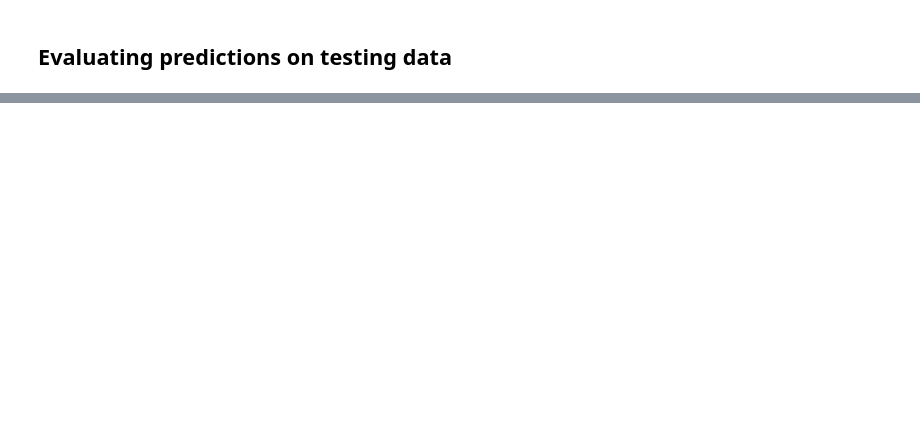
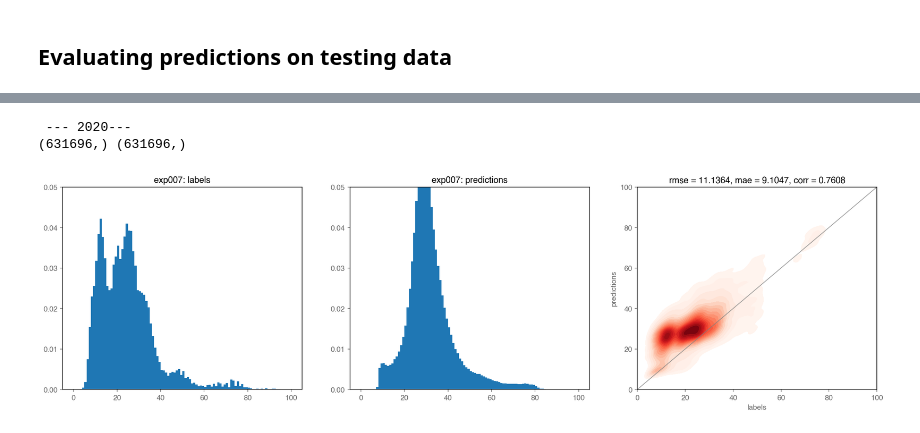
Before and after one commit to AtulAravindDas/ml_hfi_multiyear, a Jupyter notebook: assesor.ipynb, the cells around one changed output, grey strips where cells are left out. Cells and saved outputs as stored; diff of their text form; code cells hidden in the pictures; blank space fills up the shorter version.

Commit message:
added ability to subsample by quicklook sampling, including metrics in assessor

```diff
--- a/assesor.ipynb
+++ b/assesor.ipynb
@@ -24,6 +28,6 @@ print(f"pytorch version = {torch.__version__}")
 # %%
 # GET config
-EXP_NAME = "exp006"
+EXP_NAME = "exp007"
 
 config = utils.get_config(EXP_NAME)
 config["mode"] = "inference"
@@ -60,6 +64,7 @@ for year in (2020,):
         lat_s, lat_n, lon_w, lon_e = config["data"]["inference_region"]
         ilat_n, ilon_w = predict_tif.index(lon_w, lat_n)
         ilat_s, ilon_e = predict_tif.index(lon_e, lat_s)
+        ilat_n = max(ilat_n, 0)
 
         window = Window.from_slices((ilat_n, ilat_s + 1), (ilon_w, ilon_e + 1))
         predictions = np.asarray(predict_tif.read(1, window=window), dtype="float")
@@ -76,12 +81,35 @@ for year in (2020,):
             labels = np.asarray(label_tif.read(1, window=window), dtype="float")
 
     # REMOVE EDGES FOR NOW
-    predictions = predictions[7:-7, 7:-7]
-    labels = labels[7:-7, 7:-7]
+    if config["inference"]["quicklook"]:
+        predictions = predictions[
+            config["inference"]["quicklook_skiplen"]
+            * 2 : -config["inference"]["quicklook_skiplen"]
+            * 2,
+            config["inference"]["quicklook_skiplen"]
+            * 2 : -config["inference"]["quicklook_skiplen"]
+            * 2,
+        ]
+
+        labels = labels[
+            config["inference"]["quicklook_skiplen"]
+            * 2 : -config["inference"]["quicklook_skiplen"]
+            * 2,
+            config["inference"]["quicklook_skiplen"]
+            * 2 : -config["inference"]["quicklook_skiplen"]
+            * 2,
+        ]
+
+    else:
+        predictions = predictions[7:-7, 7:-7]
+        labels = labels[7:-7, 7:-7]
 
     # FLATTEN AND ANALYZE
     predictions = predictions.flatten()
     labels = labels.flatten()
+    if config["inference"]["quicklook"]:
+        predictions = predictions[:: config["inference"]["quicklook_skiplen"]]
+        labels = labels[:: config["inference"]["quicklook_skiplen"]]
     predictions, labels = data_methods.remove_nodata(predictions, labels)
     print(labels.shape, predictions.shape)
 
@@ -98,30 +126,34 @@ for year in (2020,):
     plt.hist(predictions, bins, density=True)
     plt.title(config["expname"] + ": predictions")
     plt.ylim(0, 0.05)
 
     # MAKE SUMMARY FIGURE
     rmse = np.sqrt(mean_squared_error(labels, predictions)).round(4)
     mae = mean_absolute_error(labels, predictions).round(4)
     corr = np.corrcoef(labels, predictions)[0, 1].round(4)
 
     rng = np.random.default_rng(42)
     iplot = rng.choice(np.arange(len(predictions)), size=nsamples_to_plot)
 
     plt.subplot(1, 3, 3)
     sns.kdeplot(
         x=labels[iplot],
         y=predictions[iplot],
         fill=True,
         cmap="Reds",
         bw_adjust=0.75,
         levels=20,
     )
     plt.plot((0, 100), (0, 100), "-", linewidth=1, color="gray", alpha=0.75)
     plt.title(f"{rmse = }, {mae = }, {corr = }")
     plt.xlabel("labels")
     plt.ylabel("predictions")
     plt.xlim(0, 100)
     plt.ylim(0, 100)
 
     plots.savefig(config, str(year) + "_prediction_metrics")
     plt.show()
+# %% [output]
+ --- 2020---
+(631696,) (631696,)
+[figure, added]
```
Also changed, not shown: parts of 1 cell of this notebook, 10 other files.
